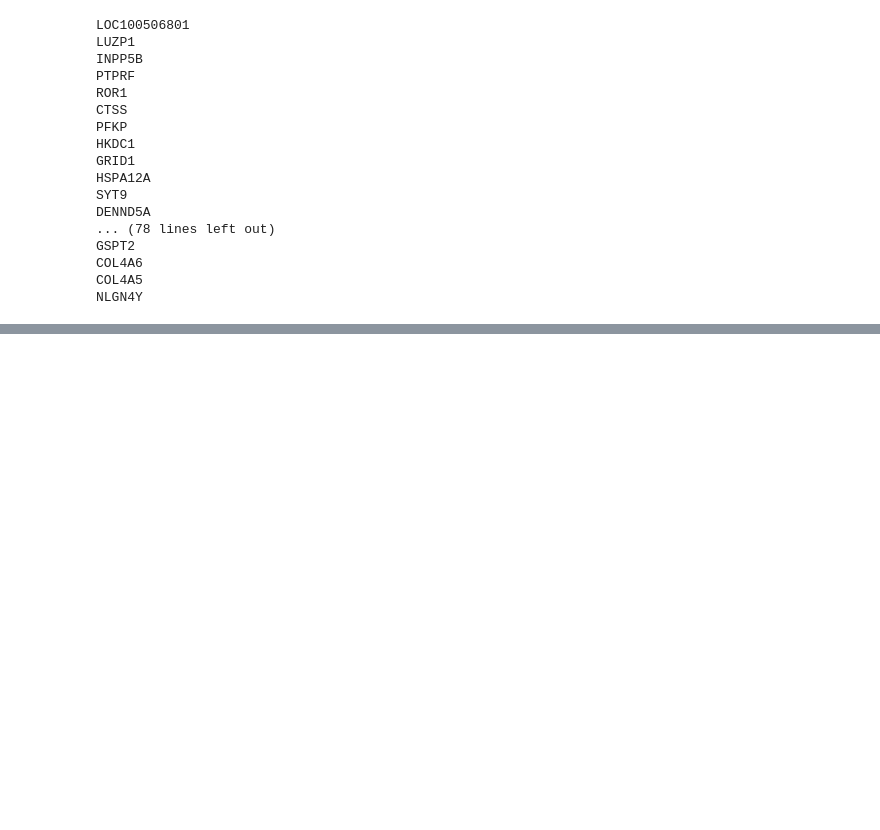
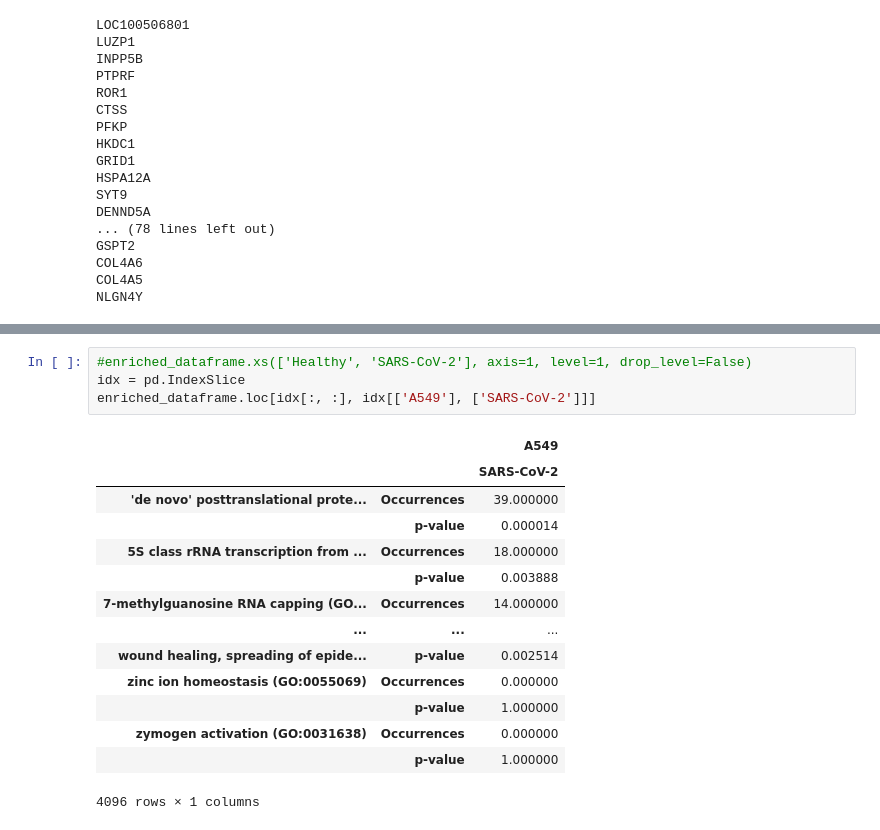
Before and after one commit to PRodrigues98/Analysis-of-regulatory-response-to-SARS-CoV-2-infection, a Jupyter notebook: Biclustering/Results/ProcessResults.ipynb, the cells around one changed output, grey strips where cells are left out. Cells and saved outputs as stored; diff of their text form; blank space fills up the shorter version.

```diff
--- a/Biclustering/Results/ProcessResults.ipynb
+++ b/Biclustering/Results/ProcessResults.ipynb
@@ -357,0 +432,19 @@ pd.DataFrame(terms).T.nlargest(50, 'Total occurrences')
+# %%
+#enriched_dataframe.xs(['Healthy', 'SARS-CoV-2'], axis=1, level=1, drop_level=False)
+idx = pd.IndexSlice
+enriched_dataframe.loc[idx[:, :], idx[['A549'], ['SARS-CoV-2']]]
+# %% [output]
+|  |  | A549 |
+|  |  | SARS-CoV-2 |
+| 'de novo' posttranslational prote... | Occurrences | 39.000000 |
+|  | p-value | 0.000014 |
+| 5S class rRNA transcription from ... | Occurrences | 18.000000 |
+|  | p-value | 0.003888 |
+| 7-methylguanosine RNA capping (GO... | Occurrences | 14.000000 |
+| ... | ... | ... |
+| wound healing, spreading of epide... | p-value | 0.002514 |
+| zinc ion homeostasis (GO:0055069) | Occurrences | 0.000000 |
+|  | p-value | 1.000000 |
+| zymogen activation (GO:0031638) | Occurrences | 0.000000 |
+|  | p-value | 1.000000 |
+4096 rows × 1 columns
```
Also changed, not shown: parts of 20 cells of this notebook, 8 other files.
